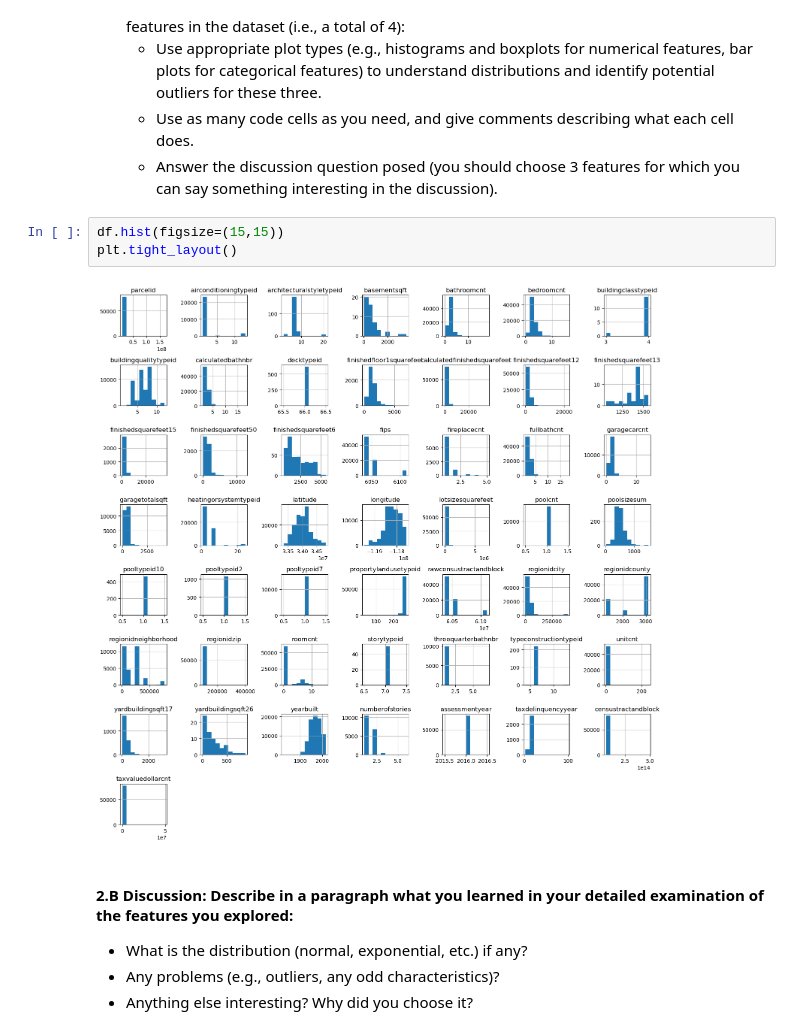
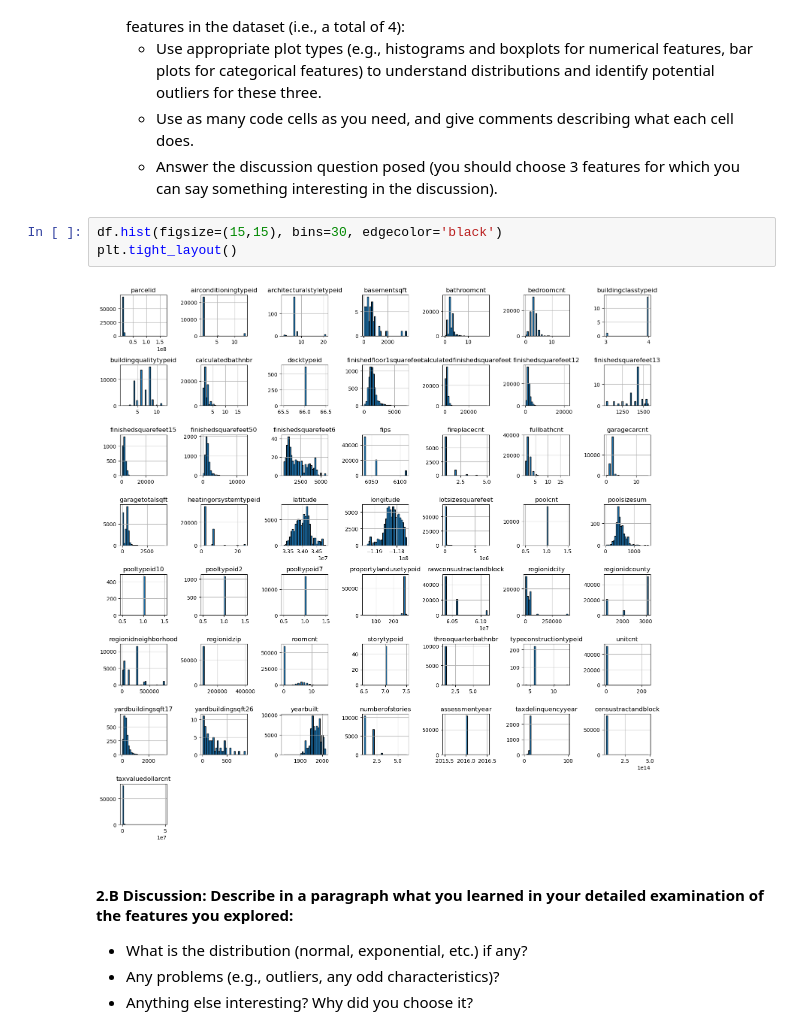
Before and after one commit to rdabbs1/Milestone_1, a Jupyter notebook: Milestone_01.ipynb, the cells around one changed output. Saved outputs shown, nothing was run; the diff lists cells and outputs as text.

```diff
--- a/Milestone_01.ipynb
+++ b/Milestone_01.ipynb
@@ -250,10 +252,10 @@ dtype: int64
     - Use as many code cells as you need, and give comments describing what each cell does.
     - Answer the discussion question posed (you should choose 3 features for which you can say something interesting in the discussion).
 # %%
-df.hist(figsize=(15,15))
+df.hist(figsize=(15,15), bins=30, edgecolor='black')
 plt.tight_layout()
 # %% [output]
-[figure, old version]
+[figure, new version]
 # %% [markdown]
 #### **2.B Discussion:** Describe in a paragraph what you learned in your detailed examination of the features you explored:
 - What is the distribution (normal, exponential, etc.) if any?
```
Also changed, not shown: parts of 3 cells of this notebook.
